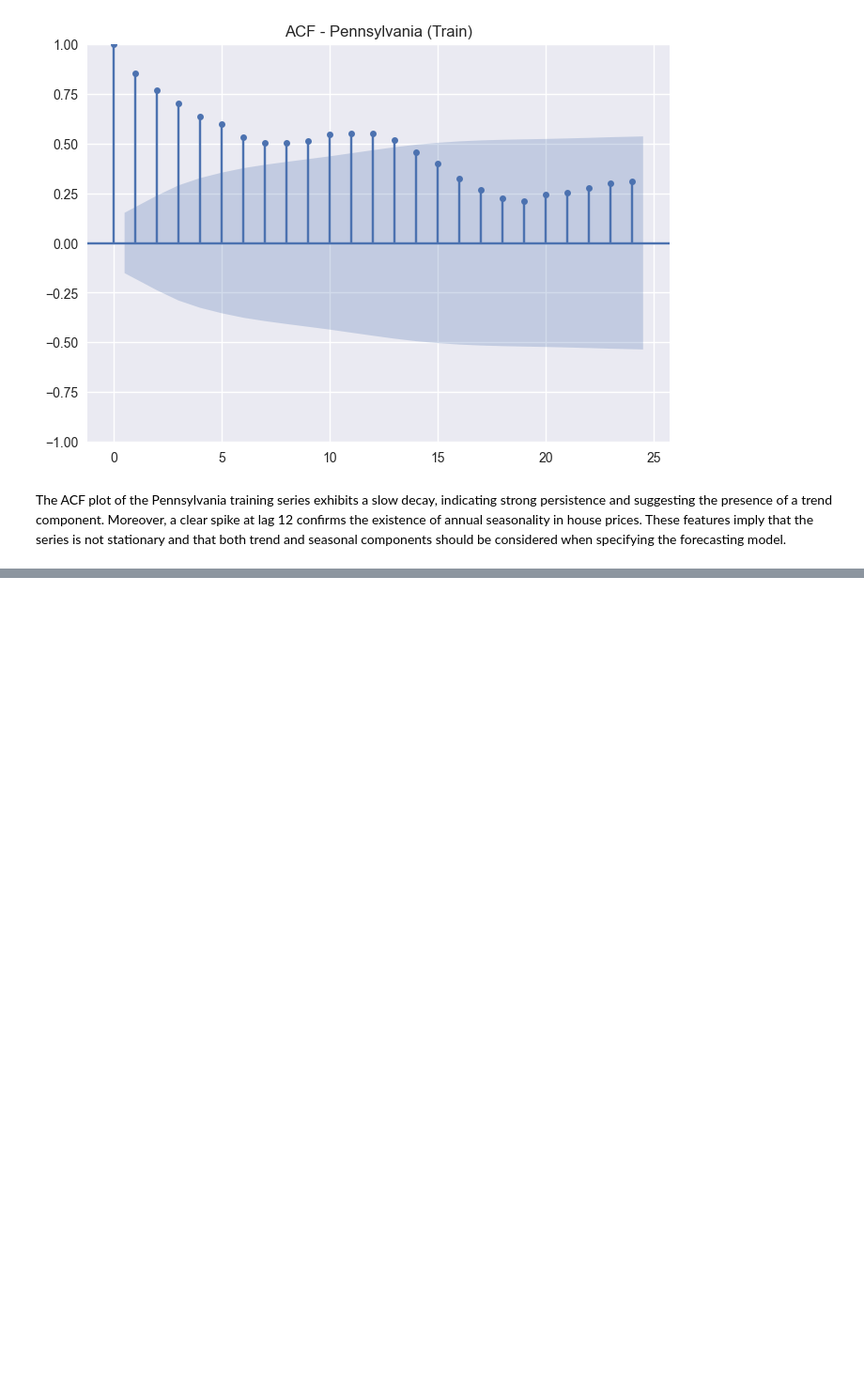
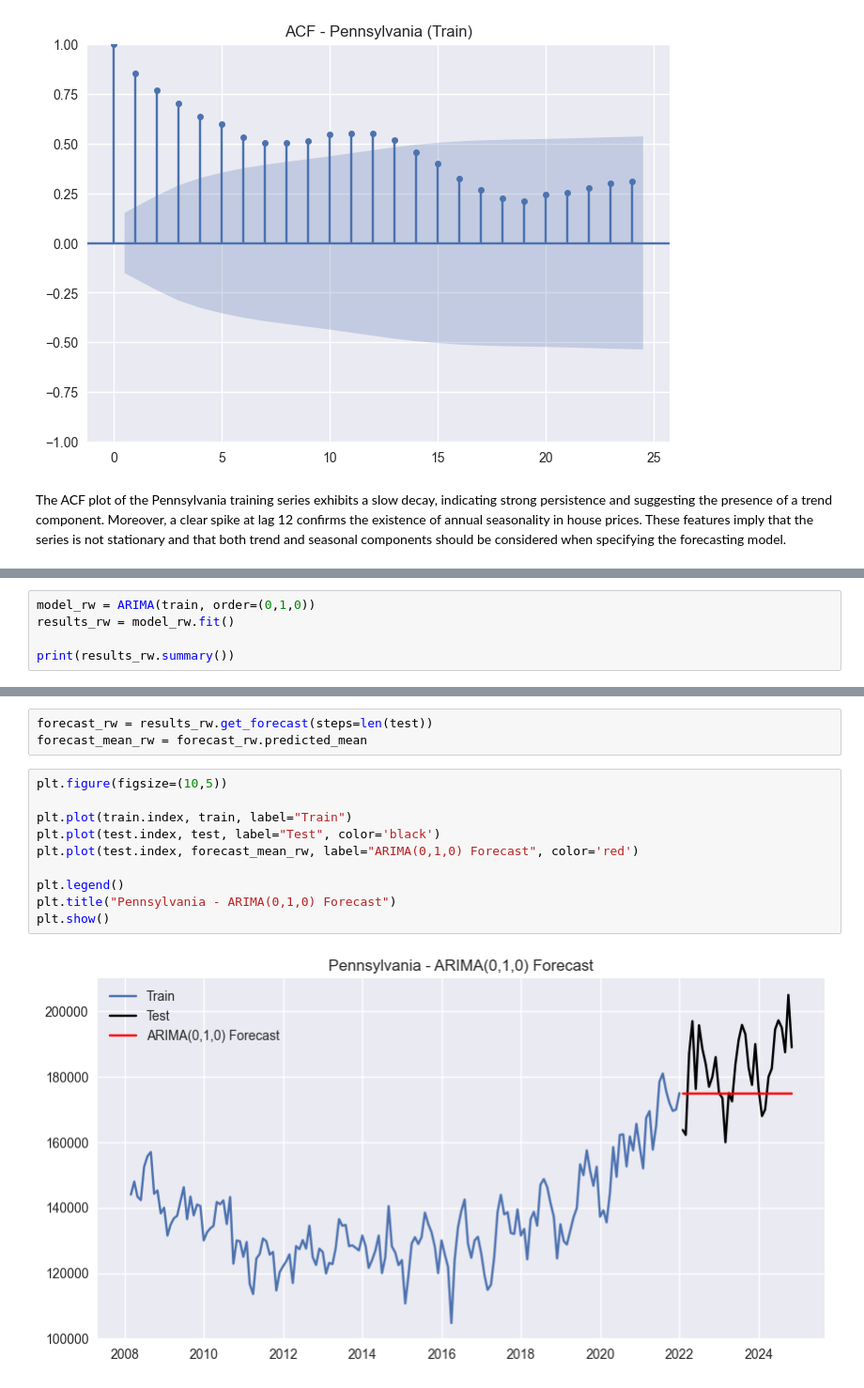
Before and after one commit to alessiogianello/house_pricing_forecast, a Jupyter notebook: main.ipynb, the cells around one changed output, grey strips where cells are left out. Shown at 94% size. Drawn from its saved outputs; the diff is of its cells as text; blank space fills up the shorter version.

```diff
--- a/main.ipynb
+++ b/main.ipynb
@@ -754,0 +812,5 @@ ValueError: Pandas data cast to numpy dtype of object. Check input data with np.
+# %%
+model_rw = ARIMA(train, order=(0,1,0))
+results_rw = model_rw.fit()
+
+print(results_rw.summary())
@@ -754,0 +835,15 @@ ValueError: Pandas data cast to numpy dtype of object. Check input data with np.
+# %%
+forecast_rw = results_rw.get_forecast(steps=len(test))
+forecast_mean_rw = forecast_rw.predicted_mean
+# %%
+plt.figure(figsize=(10,5))
+
+plt.plot(train.index, train, label="Train")
+plt.plot(test.index, test, label="Test", color='black')
+plt.plot(test.index, forecast_mean_rw, label="ARIMA(0,1,0) Forecast", color='red')
+
+plt.legend()
+plt.title("Pennsylvania - ARIMA(0,1,0) Forecast")
+plt.show()
+# %% [output]
+[figure, added]
```
Also changed, not shown: parts of 9 cells of this notebook.
